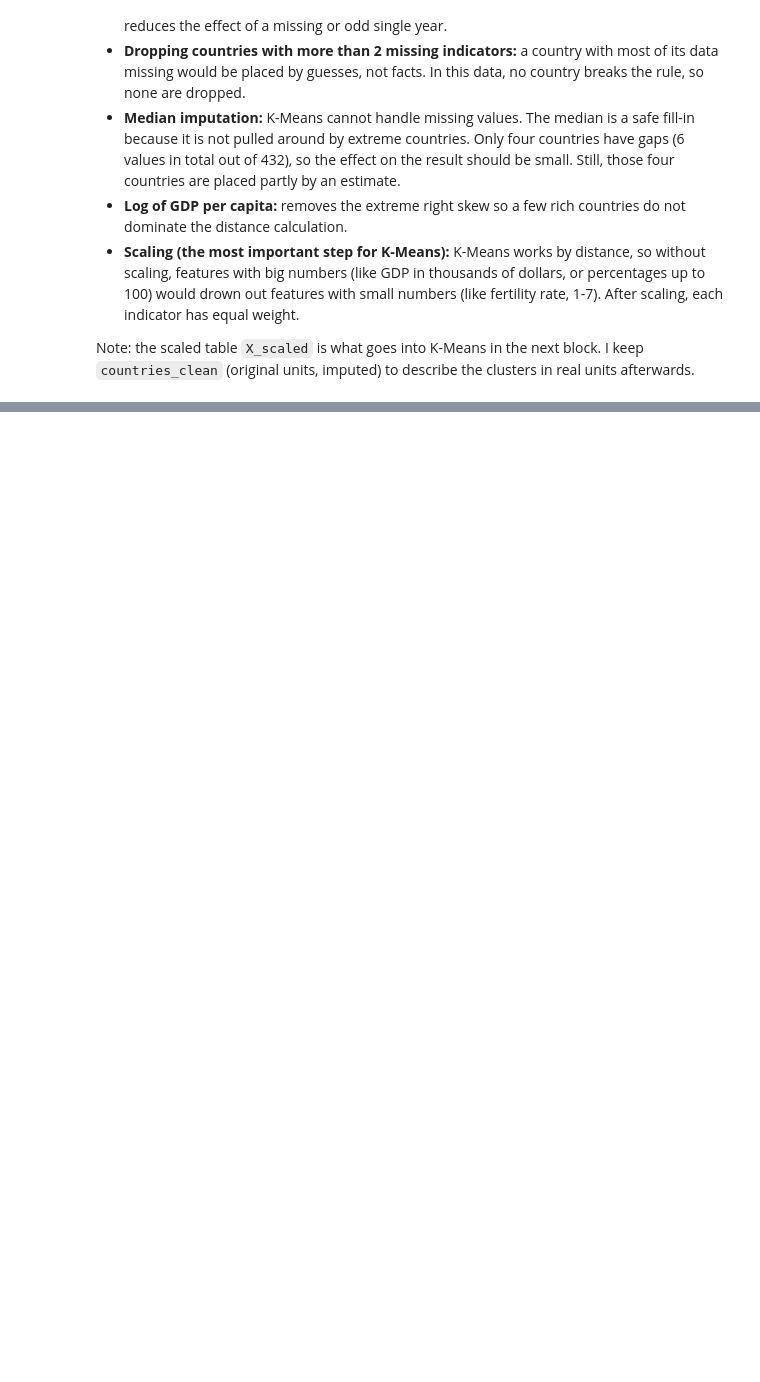
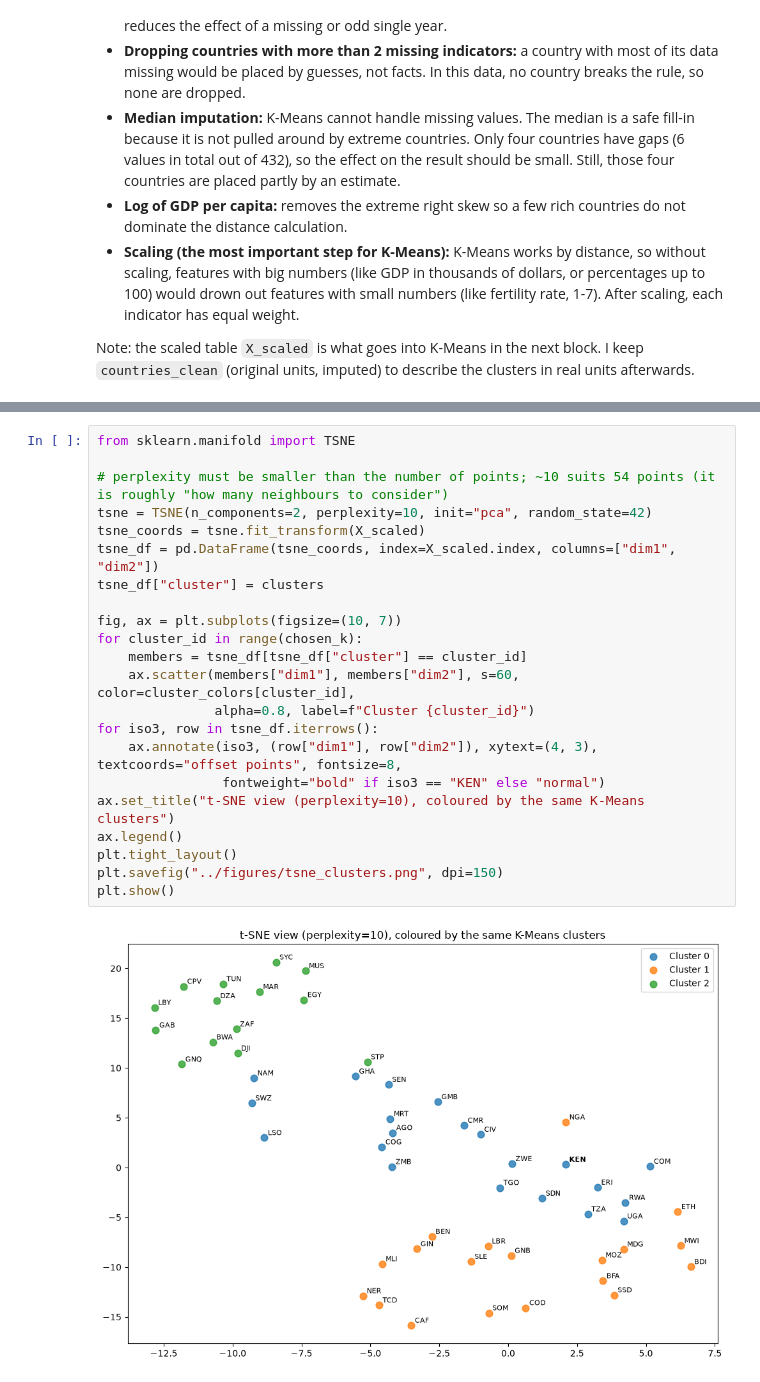
Before and after one commit to Mishiez/learning-patterns-ml, a Jupyter notebook: j1-supervised-unsupervised/notebooks/02_unsupervised_africa_indicators.ipynb, the cells around one changed output, grey strips where cells are left out. Drawn from its saved outputs; the diff is of its cells as text; blank space fills up the shorter version.

```diff
--- a/j1-supervised-unsupervised/notebooks/02_unsupervised_africa_indicators.ipynb
+++ b/j1-supervised-unsupervised/notebooks/02_unsupervised_africa_indicators.ipynb
@@ -227,0 +395,24 @@ Note: the scaled table `X_scaled` is what goes into K-Means in the next block. I
+# %%
+from sklearn.manifold import TSNE
+
+# perplexity must be smaller than the number of points; ~10 suits 54 points (it is roughly "how many neighbours to consider")
+tsne = TSNE(n_components=2, perplexity=10, init="pca", random_state=42)
+tsne_coords = tsne.fit_transform(X_scaled)
+tsne_df = pd.DataFrame(tsne_coords, index=X_scaled.index, columns=["dim1", "dim2"])
+tsne_df["cluster"] = clusters
+
+fig, ax = plt.subplots(figsize=(10, 7))
+for cluster_id in range(chosen_k):
+    members = tsne_df[tsne_df["cluster"] == cluster_id]
+    ax.scatter(members["dim1"], members["dim2"], s=60, color=cluster_colors[cluster_id],
+               alpha=0.8, label=f"Cluster {cluster_id}")
+for iso3, row in tsne_df.iterrows():
+    ax.annotate(iso3, (row["dim1"], row["dim2"]), xytext=(4, 3), textcoords="offset points", fontsize=8,
+                fontweight="bold" if iso3 == "KEN" else "normal")
+ax.set_title("t-SNE view (perplexity=10), coloured by the same K-Means clusters")
+ax.legend()
+plt.tight_layout()
+plt.savefig("../figures/tsne_clusters.png", dpi=150)
+plt.show()
+# %% [output]
+[figure, added]
```
Also changed, not shown: parts of 11 cells of this notebook, 3 other files.
